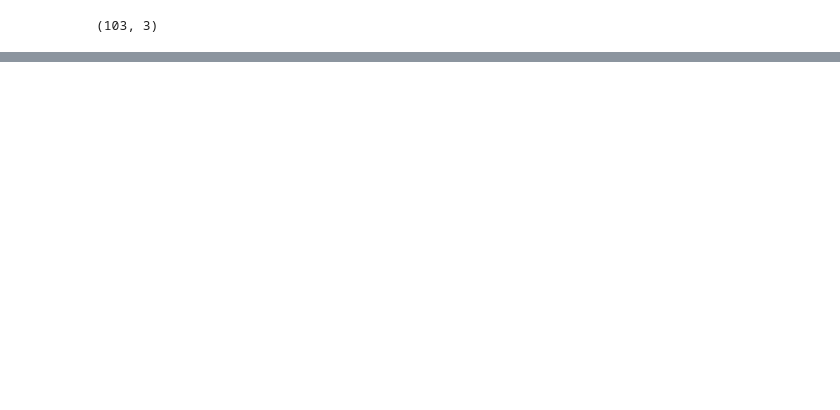
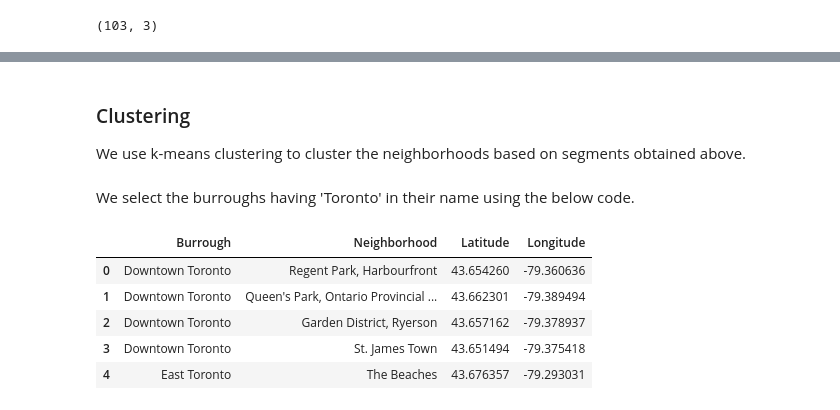
Before and after one commit to environmentalpython/Coursera_Capstone, a Jupyter notebook: Coursera_Capstone.ipynb, the cells around one changed output, grey strips where cells are left out. Saved outputs shown, nothing was run; the diff lists cells and outputs as text; code cells hidden in the pictures; blank space fills up the shorter version.

```diff
--- a/Coursera_Capstone.ipynb
+++ b/Coursera_Capstone.ipynb
@@ -109,0 +316,4 @@ df.shape
+# %% [markdown]
+### Clustering
+
+We use k-means clustering to cluster the neighborhoods based on segments obtained above.
@@ -109,0 +328,12 @@ df.shape
+# %% [markdown]
+We select the burroughs having 'Toronto' in their name using the below code.
+# %%
+toronto_data = df[df['Burrough'].str.contains("Toronto")].reset_index(drop=True)
+toronto_data.head()
+# %% [output]
+|  | Burrough | Neighborhood | Latitude | Longitude |
+| 0 | Downtown Toronto | Regent Park, Harbourfront | 43.654260 | -79.360636 |
+| 1 | Downtown Toronto | Queen's Park, Ontario Provincial ... | 43.662301 | -79.389494 |
+| 2 | Downtown Toronto | Garden District, Ryerson | 43.657162 | -79.378937 |
+| 3 | Downtown Toronto | St. James Town | 43.651494 | -79.375418 |
+| 4 | East Toronto | The Beaches | 43.676357 | -79.293031 |
```
Also changed, not shown: parts of 35 cells of this notebook.
